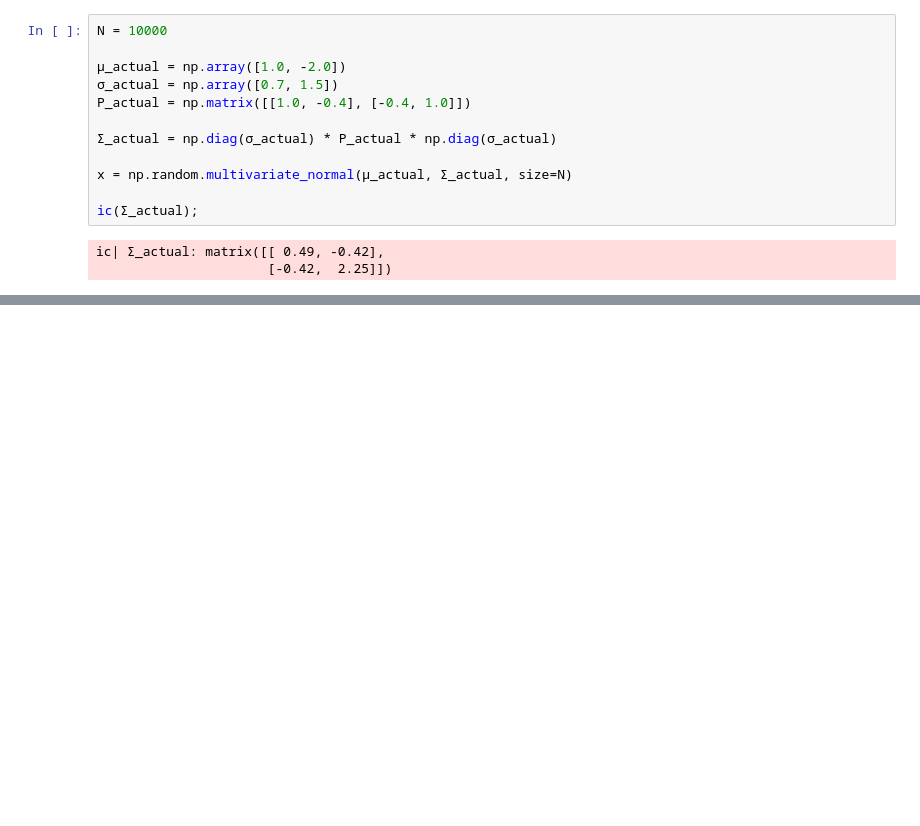
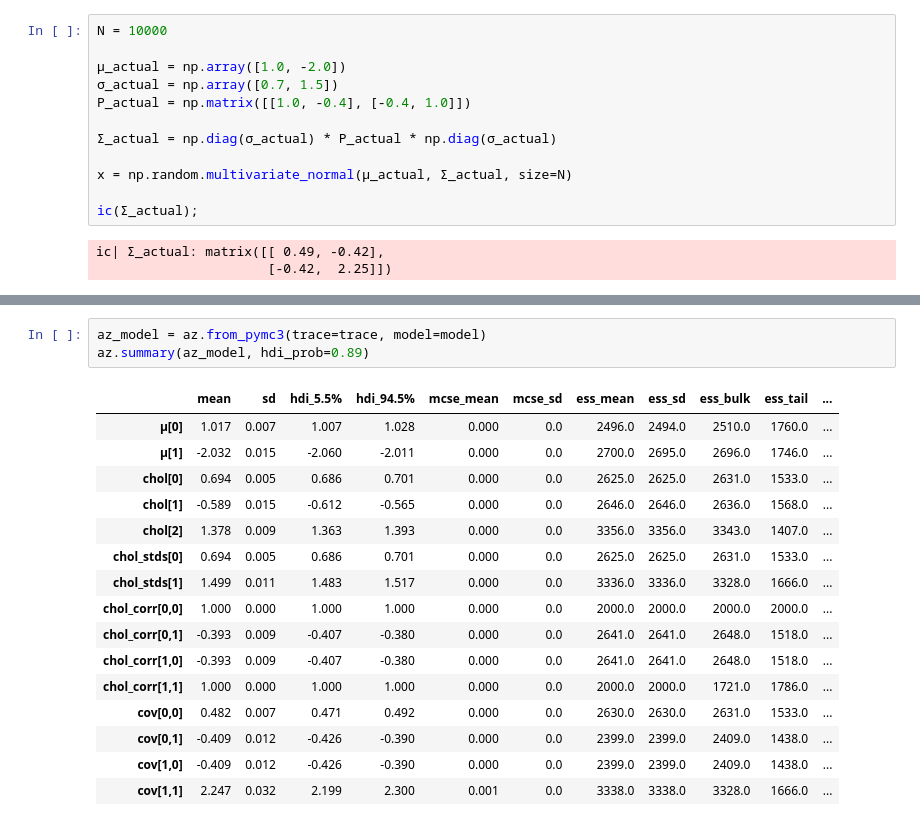
Before and after one commit to jhrcook/pymc3-tutorials, a Jupyter notebook: 024_lkj-cholesky-covariance-priors.ipynb, the cells around one changed output, grey strips where cells are left out. Drawn from its saved outputs; the diff is of its cells as text; blank space fills up the shorter version.

```diff
--- a/024_lkj-cholesky-covariance-priors.ipynb
+++ b/024_lkj-cholesky-covariance-priors.ipynb
@@ -65,0 +95,20 @@ array([ 1., -2.])
+# %%
+az_model = az.from_pymc3(trace=trace, model=model)
+az.summary(az_model, hdi_prob=0.89)
+# %% [output]
+|  | mean | sd | hdi_5.5% | hdi_94.5% | mcse_mean | mcse_sd | ess_mean | ess_sd | ess_bulk | ess_tail | ... |
+| μ[0] | 1.017 | 0.007 | 1.007 | 1.028 | 0.000 | 0.0 | 2496.0 | 2494.0 | 2510.0 | 1760.0 | ... |
+| μ[1] | -2.032 | 0.015 | -2.060 | -2.011 | 0.000 | 0.0 | 2700.0 | 2695.0 | 2696.0 | 1746.0 | ... |
+| chol[0] | 0.694 | 0.005 | 0.686 | 0.701 | 0.000 | 0.0 | 2625.0 | 2625.0 | 2631.0 | 1533.0 | ... |
+| chol[1] | -0.589 | 0.015 | -0.612 | -0.565 | 0.000 | 0.0 | 2646.0 | 2646.0 | 2636.0 | 1568.0 | ... |
+| chol[2] | 1.378 | 0.009 | 1.363 | 1.393 | 0.000 | 0.0 | 3356.0 | 3356.0 | 3343.0 | 1407.0 | ... |
+| chol_stds[0] | 0.694 | 0.005 | 0.686 | 0.701 | 0.000 | 0.0 | 2625.0 | 2625.0 | 2631.0 | 1533.0 | ... |
+| chol_stds[1] | 1.499 | 0.011 | 1.483 | 1.517 | 0.000 | 0.0 | 3336.0 | 3336.0 | 3328.0 | 1666.0 | ... |
+| chol_corr[0,0] | 1.000 | 0.000 | 1.000 | 1.000 | 0.000 | 0.0 | 2000.0 | 2000.0 | 2000.0 | 2000.0 | ... |
+| chol_corr[0,1] | -0.393 | 0.009 | -0.407 | -0.380 | 0.000 | 0.0 | 2641.0 | 2641.0 | 2648.0 | 1518.0 | ... |
+| chol_corr[1,0] | -0.393 | 0.009 | -0.407 | -0.380 | 0.000 | 0.0 | 2641.0 | 2641.0 | 2648.0 | 1518.0 | ... |
+| chol_corr[1,1] | 1.000 | 0.000 | 1.000 | 1.000 | 0.000 | 0.0 | 2000.0 | 2000.0 | 1721.0 | 1786.0 | ... |
+| cov[0,0] | 0.482 | 0.007 | 0.471 | 0.492 | 0.000 | 0.0 | 2630.0 | 2630.0 | 2631.0 | 1533.0 | ... |
+| cov[0,1] | -0.409 | 0.012 | -0.426 | -0.390 | 0.000 | 0.0 | 2399.0 | 2399.0 | 2409.0 | 1438.0 | ... |
+| cov[1,0] | -0.409 | 0.012 | -0.426 | -0.390 | 0.000 | 0.0 | 2399.0 | 2399.0 | 2409.0 | 1438.0 | ... |
+| cov[1,1] | 2.247 | 0.032 | 2.199 | 2.300 | 0.001 | 0.0 | 3338.0 | 3338.0 | 3328.0 | 1666.0 | ... |
```
Also changed, not shown: parts of 12 cells of this notebook, 4 other files.
